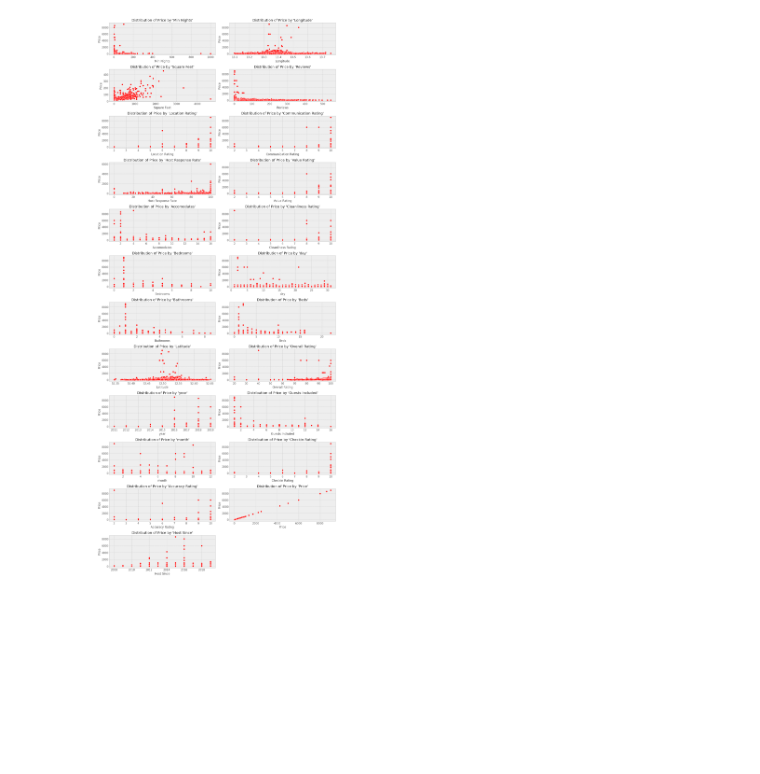
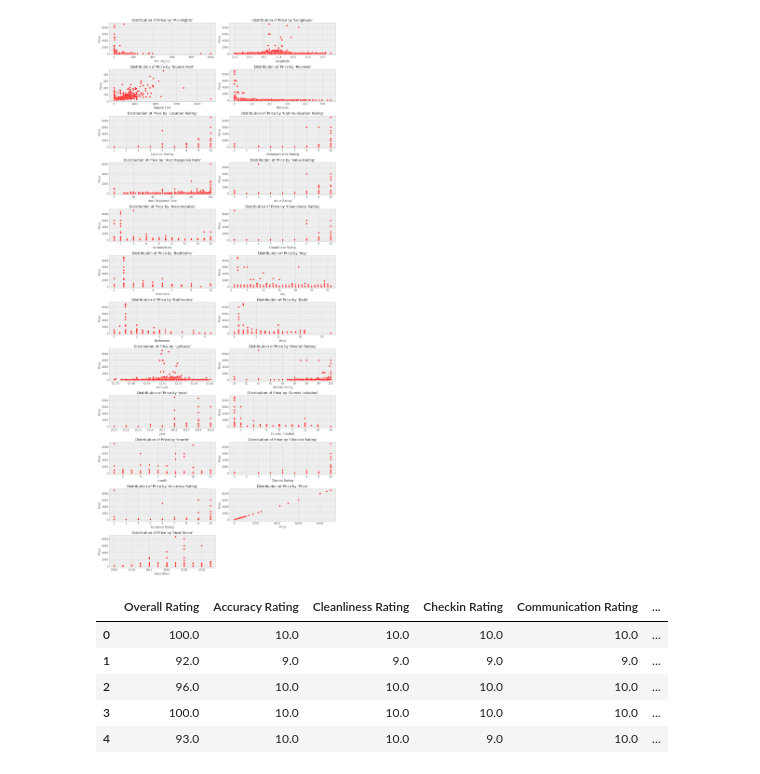
Before and after one commit to rafatb/Berlin_Airbnb_Price_Prediction, a Jupyter notebook: Berlin_Airbnb_Price_Prediction_EDA.ipynb, the cells around one changed output. Saved outputs shown, nothing was run; the diff lists cells and outputs as text; code cells hidden in the pictures; blank space fills up the shorter version.

```diff
--- a/Berlin_Airbnb_Price_Prediction_EDA.ipynb
+++ b/Berlin_Airbnb_Price_Prediction_EDA.ipynb
@@ -446,3 +446,20 @@ plt.tight_layout()
 plt.show()
 # %% [output]
 [figure]
+# %%
+from sklearn.preprocessing import LabelEncoder
+
+le = LabelEncoder()
+for col in df_categorial:
+  df[f"{col} Encoded"] = le.fit_transform(df[col])
+
+df.drop(columns=df_categorial.columns, inplace=True)
+df.drop(columns=['Square Feet'], inplace=True)
+df.head()
+# %% [output]
+|  | Overall Rating | Accuracy Rating | Cleanliness Rating | Checkin Rating | Communication Rating | ... |
+| 0 | 100.0 | 10.0 | 10.0 | 10.0 | 10.0 | ... |
+| 1 | 92.0 | 9.0 | 9.0 | 9.0 | 9.0 | ... |
+| 2 | 96.0 | 10.0 | 10.0 | 10.0 | 10.0 | ... |
+| 3 | 100.0 | 10.0 | 10.0 | 10.0 | 10.0 | ... |
+| 4 | 93.0 | 10.0 | 10.0 | 9.0 | 10.0 | ... |
```
Also changed, not shown: parts of 2 cells of this notebook.
